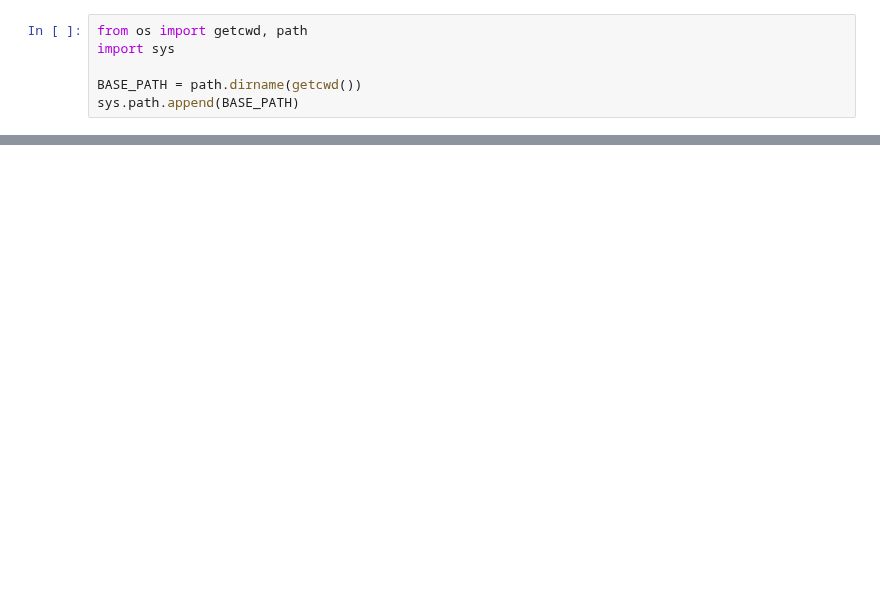
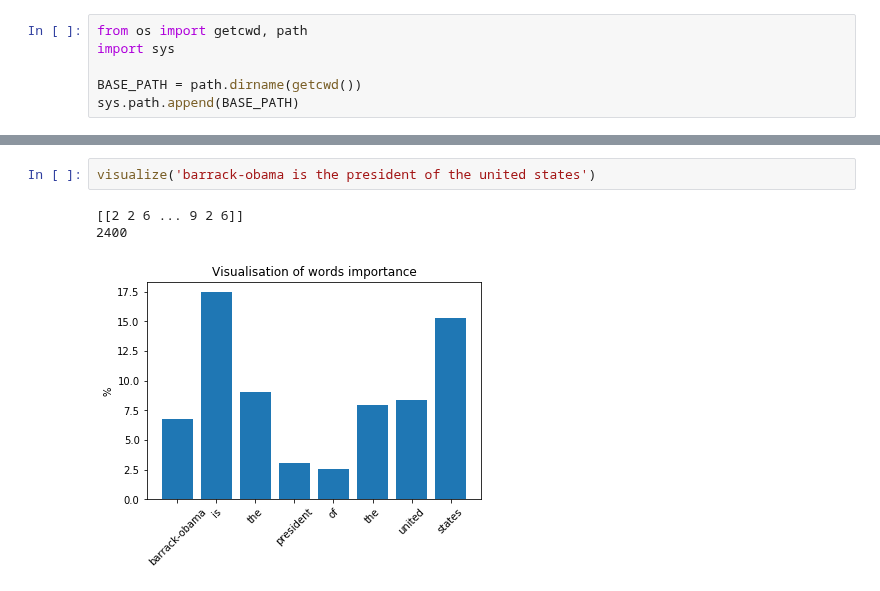
Before and after one commit to luungoc2005/nlp-test, a Jupyter notebook: sent_to_vec/visualize.ipynb, the cells around one changed output, grey strips where cells are left out. Drawn from its saved outputs; the diff is of its cells as text; blank space fills up the shorter version.

```diff
--- a/sent_to_vec/visualize.ipynb
+++ b/sent_to_vec/visualize.ipynb
@@ -132,0 +115,6 @@ plt.show()
+# %%
+visualize('barrack-obama is the president of the united states')
+# %% [output]
+[[2 2 6 ... 9 2 6]]
+2400
+[figure, added]
```
Also changed, not shown: parts of 19 cells of this notebook, 2 other files.
